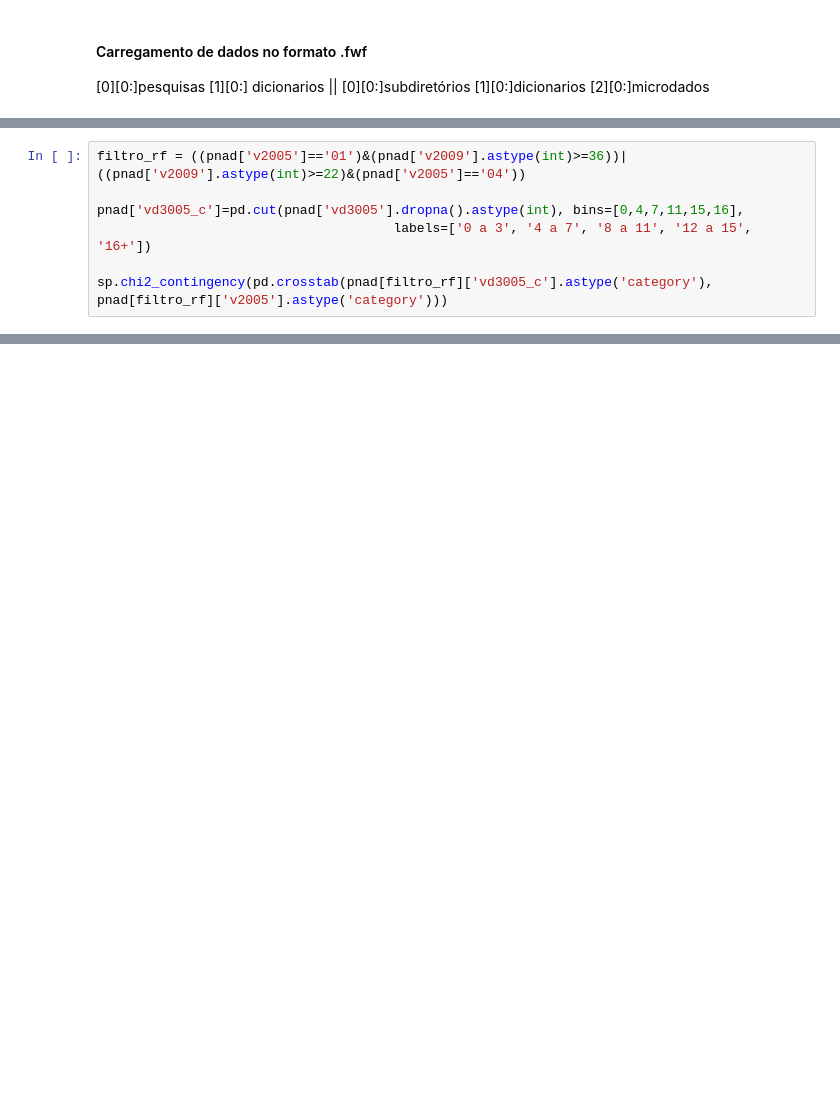
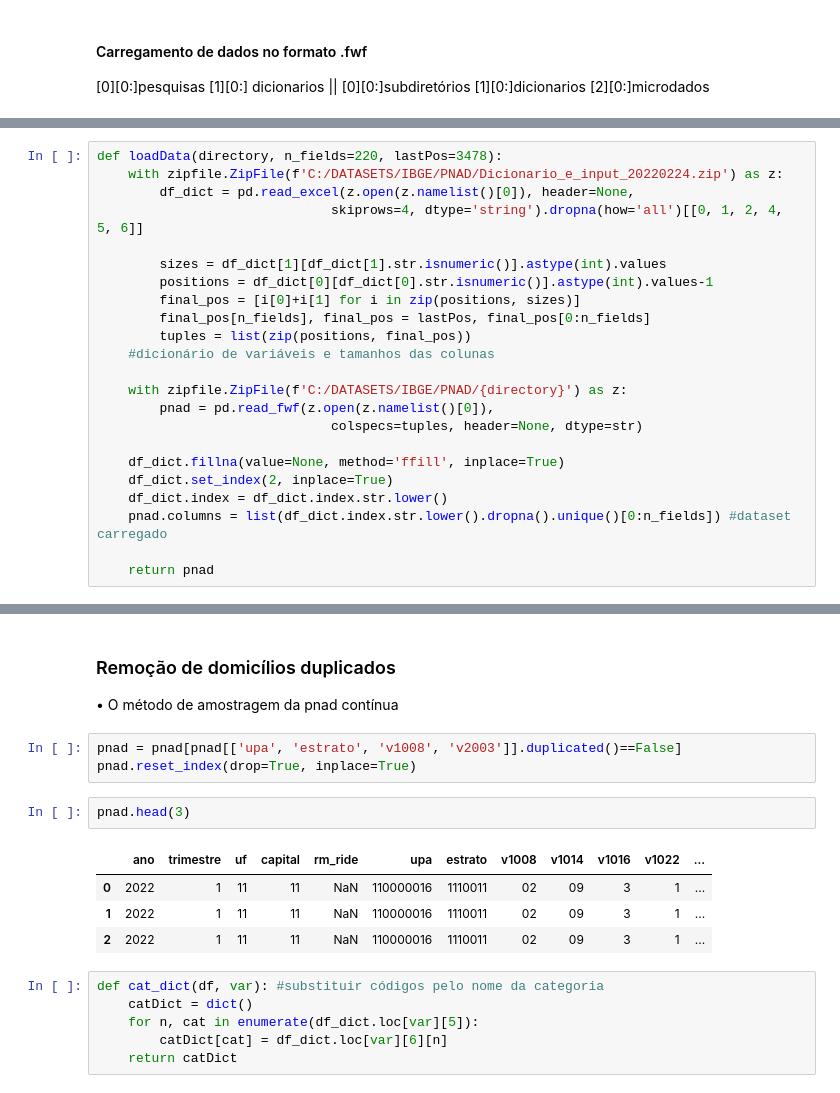
Before and after one commit to GCPeppe/analise-PNAD-educacao, a Jupyter notebook: PNAD2.ipynb, the cells around one changed output, grey strips where cells are left out. Cells and saved outputs as stored; diff of their text form; blank space fills up the shorter version.

```diff
--- a/PNAD2.ipynb
+++ b/PNAD2.ipynb
@@ -180,7 +17,0 @@ Teste incluindo responsáveis que não possuem filhos
-# %%
-filtro_rf = ((pnad['v2005']=='01')&(pnad['v2009'].astype(int)>=36))|((pnad['v2009'].astype(int)>=22)&(pnad['v2005']=='04'))
-
-pnad['vd3005_c']=pd.cut(pnad['vd3005'].dropna().astype(int), bins=[0,4,7,11,15,16],
-                                      labels=['0 a 3', '4 a 7', '8 a 11', '12 a 15', '16+'])
-
-sp.chi2_contingency(pd.crosstab(pnad[filtro_rf]['vd3005_c'].astype('category'), pnad[filtro_rf]['v2005'].astype('category')))
@@ -230,0 +18,23 @@ def moradores_mesmo_domicilio(dfA, dfB):
+# %%
+def loadData(directory, n_fields=220, lastPos=3478):
+    with zipfile.ZipFile(f'C:/DATASETS/IBGE/PNAD/Dicionario_e_input_20220224.zip') as z:
+        df_dict = pd.read_excel(z.open(z.namelist()[0]), header=None,
+                              skiprows=4, dtype='string').dropna(how='all')[[0, 1, 2, 4, 5, 6]]
+
+        sizes = df_dict[1][df_dict[1].str.isnumeric()].astype(int).values
+        positions = df_dict[0][df_dict[0].str.isnumeric()].astype(int).values-1
+        final_pos = [i[0]+i[1] for i in zip(positions, sizes)]
+        final_pos[n_fields], final_pos = lastPos, final_pos[0:n_fields]
+        tuples = list(zip(positions, final_pos))
+    #dicionário de variáveis e tamanhos das colunas
+
+    with zipfile.ZipFile(f'C:/DATASETS/IBGE/PNAD/{directory}') as z:
+        pnad = pd.read_fwf(z.open(z.namelist()[0]),
+                              colspecs=tuples, header=None, dtype=str)
+
+    df_dict.fillna(value=None, method='ffill', inplace=True)
+    df_dict.set_index(2, inplace=True)
+    df_dict.index = df_dict.index.str.lower()
+    pnad.columns = list(df_dict.index.str.lower().dropna().unique()[0:n_fields]) #dataset carregado
+
+    return pnad
@@ -230,0 +54,19 @@ def moradores_mesmo_domicilio(dfA, dfB):
+# %% [markdown]
+### Remoção de domicílios duplicados
+• O método de amostragem da pnad contínua
+# %%
+pnad = pnad[pnad[['upa', 'estrato', 'v1008', 'v2003']].duplicated()==False]
+pnad.reset_index(drop=True, inplace=True)
+# %%
+pnad.head(3)
+# %% [output]
+|  | ano | trimestre | uf | capital | rm_ride | upa | estrato | v1008 | v1014 | v1016 | v1022 | ... |
+| 0 | 2022 | 1 | 11 | 11 | NaN | 110000016 | 1110011 | 02 | 09 | 3 | 1 | ... |
+| 1 | 2022 | 1 | 11 | 11 | NaN | 110000016 | 1110011 | 02 | 09 | 3 | 1 | ... |
+| 2 | 2022 | 1 | 11 | 11 | NaN | 110000016 | 1110011 | 02 | 09 | 3 | 1 | ... |
+# %%
+def cat_dict(df, var): #substituir códigos pelo nome da categoria
+    catDict = dict()
+    for n, cat in enumerate(df_dict.loc[var][5]):
+        catDict[cat] = df_dict.loc[var][6][n]
+    return catDict
```
Also changed, not shown: parts of 57 cells of this notebook.
